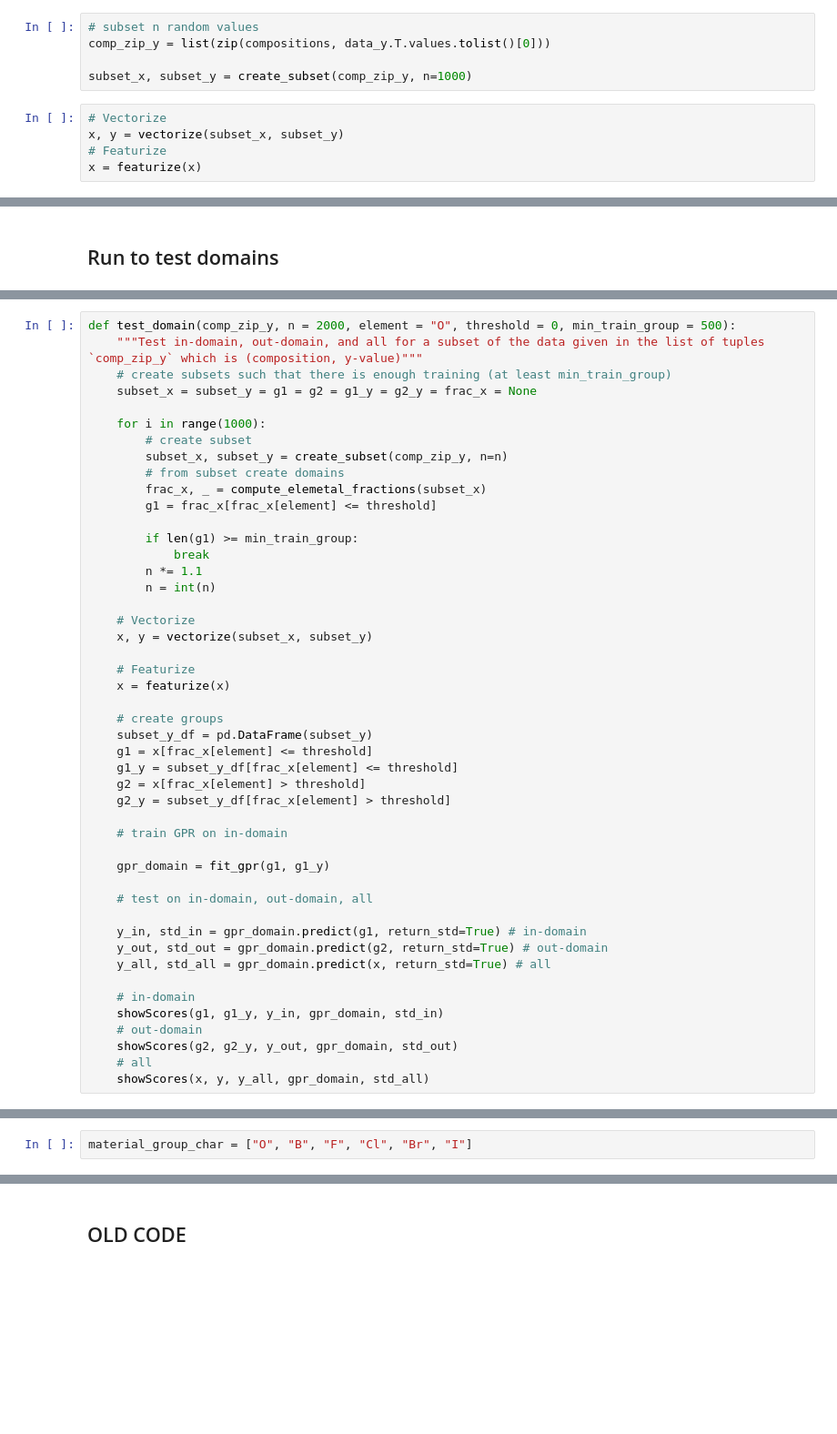
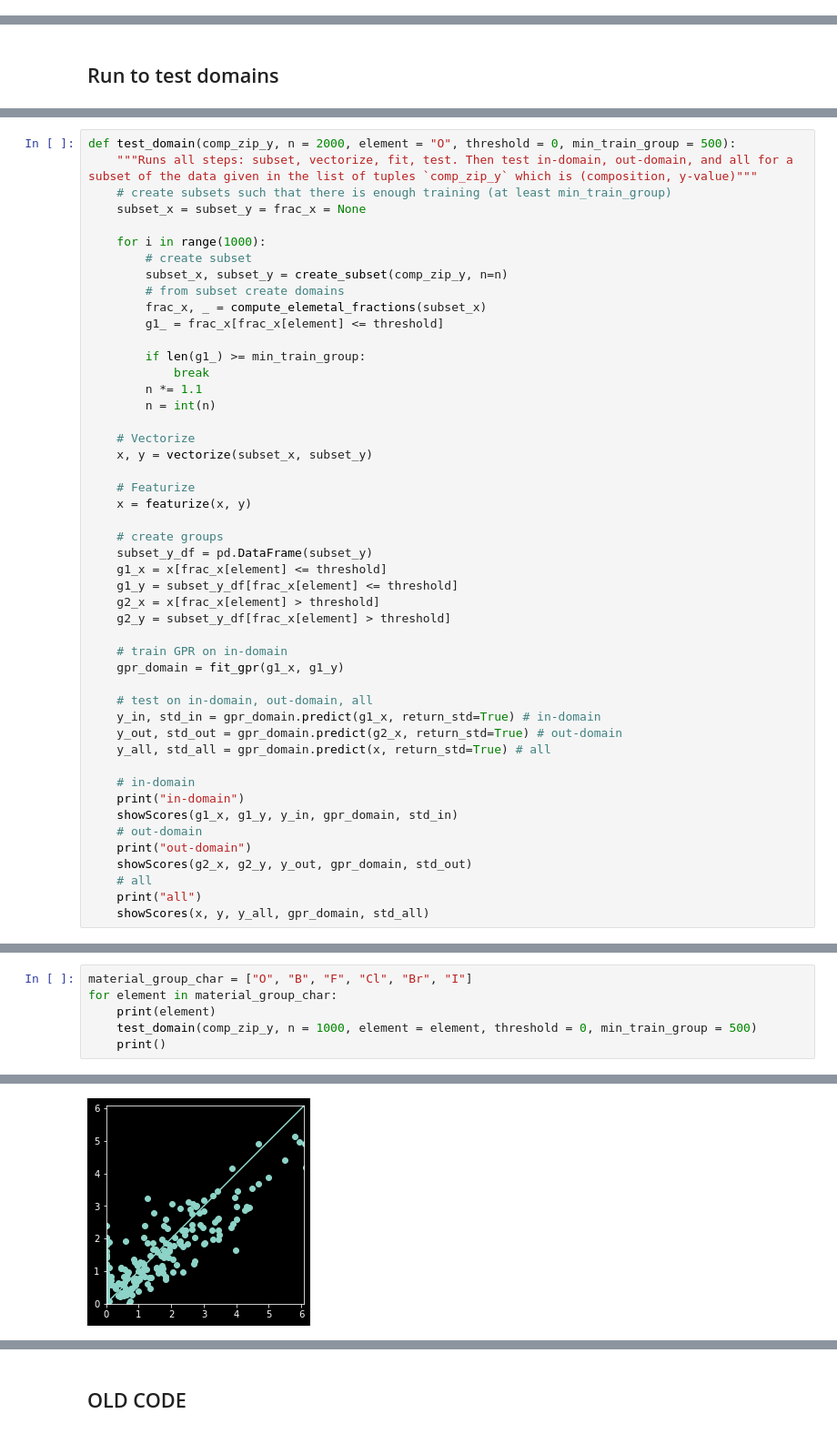
Before and after one commit to uw-cmg/MAST-ML, a Jupyter notebook: Pickle.ipynb, the cells around one changed output, grey strips where cells are left out. Shown at 91% size. Saved outputs shown, nothing was run; the diff lists cells and outputs as text; blank space fills up the shorter version.

```diff
--- a/Pickle.ipynb
+++ b/Pickle.ipynb
@@ -112,13 +112,3 @@ def fit_gpr(x, y):
     return gpr
 # %% [markdown]
 ## One Run
-# %%
-# subset n random values
-comp_zip_y = list(zip(compositions, data_y.T.values.tolist()[0]))
-
-subset_x, subset_y = create_subset(comp_zip_y, n=1000)
-# %%
-# Vectorize
-x, y = vectorize(subset_x, subset_y)
-# Featurize
-x = featurize(x)
@@ -237,17 +191,17 @@ Uncertainty mean: 1.093690220996738 std: 0.03690527937775899
 # %%
 def test_domain(comp_zip_y, n = 2000, element = "O", threshold = 0, min_train_group = 500):
-    """Test in-domain, out-domain, and all for a subset of the data given in the list of tuples `comp_zip_y` which is (composition, y-value)"""
+    """Runs all steps: subset, vectorize, fit, test. Then test in-domain, out-domain, and all for a subset of the data given in the list of tuples `comp_zip_y` which is (composition, y-value)"""
     # create subsets such that there is enough training (at least min_train_group)
-    subset_x = subset_y = g1 = g2 = g1_y = g2_y = frac_x = None
+    subset_x = subset_y = frac_x = None
 
     for i in range(1000):
         # create subset
         subset_x, subset_y = create_subset(comp_zip_y, n=n)
         # from subset create domains
         frac_x, _ = compute_elemetal_fractions(subset_x)
-        g1 = frac_x[frac_x[element] <= threshold]
+        g1_ = frac_x[frac_x[element] <= threshold]
 
-        if len(g1) >= min_train_group:
+        if len(g1_) >= min_train_group:
             break
         n *= 1.1
         n = int(n)
@@ -256,28 +210,29 @@ def test_domain(comp_zip_y, n = 2000, element = "O", threshold = 0, min_train_gr
     x, y = vectorize(subset_x, subset_y)
 
     # Featurize
-    x = featurize(x)
+    x = featurize(x, y)
 
     # create groups
     subset_y_df = pd.DataFrame(subset_y)
-    g1 = x[frac_x[element] <= threshold]
+    g1_x = x[frac_x[element] <= threshold]
     g1_y = subset_y_df[frac_x[element] <= threshold]
-    g2 = x[frac_x[element] > threshold]
+    g2_x = x[frac_x[element] > threshold]
     g2_y = subset_y_df[frac_x[element] > threshold]
 
     # train GPR on in-domain
-
-    gpr_domain = fit_gpr(g1, g1_y)
+    gpr_domain = fit_gpr(g1_x, g1_y)
 
     # test on in-domain, out-domain, all
-
-    y_in, std_in = gpr_domain.predict(g1, return_std=True) # in-domain
-    y_out, std_out = gpr_domain.predict(g2, return_std=True) # out-domain
+    y_in, std_in = gpr_domain.predict(g1_x, return_std=True) # in-domain
+    y_out, std_out = gpr_domain.predict(g2_x, return_std=True) # out-domain
     y_all, std_all = gpr_domain.predict(x, return_std=True) # all
 
     # in-domain
-    showScores(g1, g1_y, y_in, gpr_domain, std_in)
+    print("in-domain")
+    showScores(g1_x, g1_y, y_in, gpr_domain, std_in)
     # out-domain
-    showScores(g2, g2_y, y_out, gpr_domain, std_out)
+    print("out-domain")
+    showScores(g2_x, g2_y, y_out, gpr_domain, std_out)
     # all
+    print("all")
     showScores(x, y, y_all, gpr_domain, std_all)
@@ -312,2 +329,7 @@ Uncertainty mean: 1.093690220996738 std: 0.03690527937775899
 # %%
 material_group_char = ["O", "B", "F", "Cl", "Br", "I"]
+for element in material_group_char:
+    print(element)
+    test_domain(comp_zip_y, n = 1000, element = element, threshold = 0, min_train_group = 500)
+    print()
+# %% [output]
@@ -313,0 +341 @@ material_group_char = ["O", "B", "F", "Cl", "Br", "I"]
+[figure, added]
```
Also changed, not shown: parts of 17 cells of this notebook.
